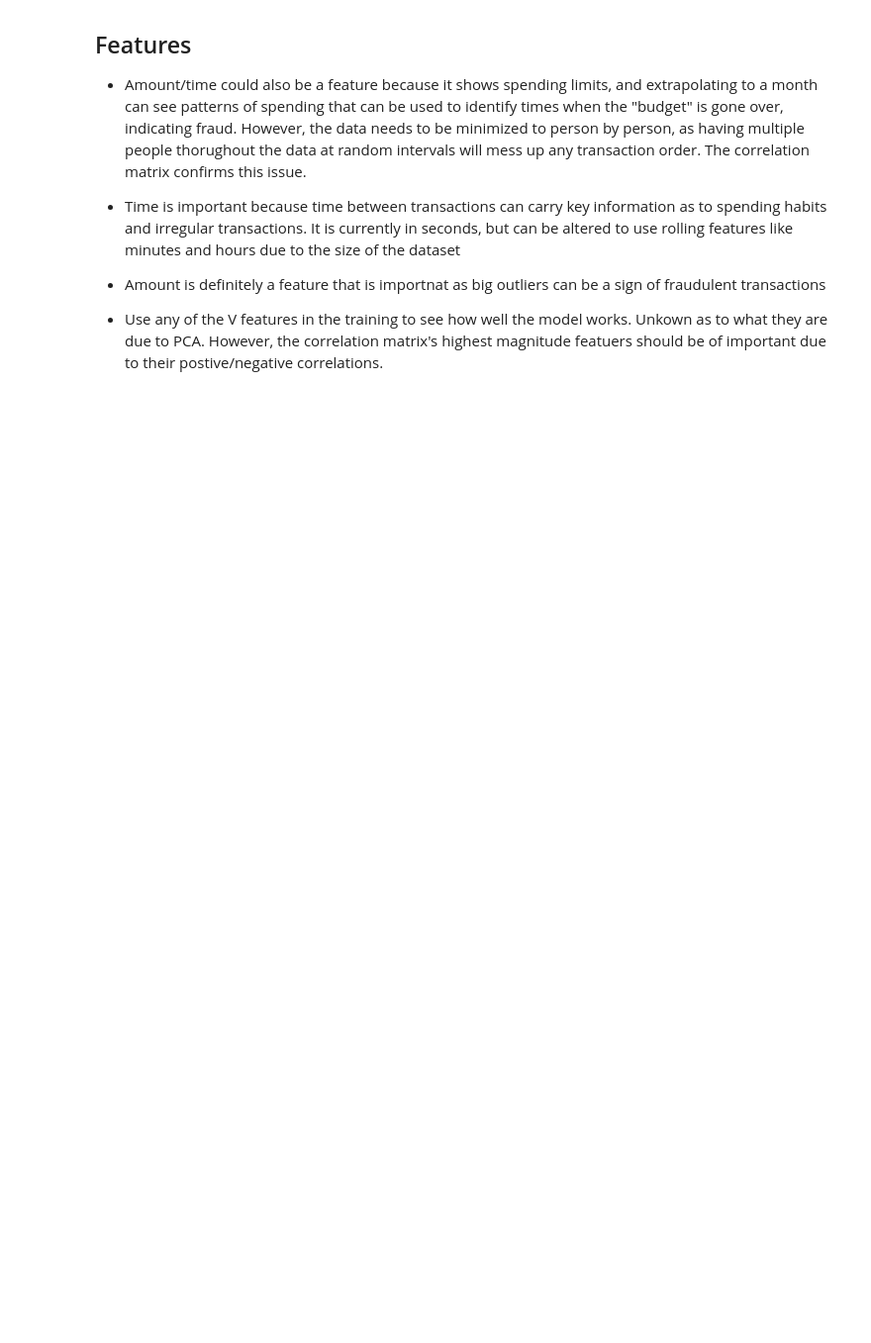
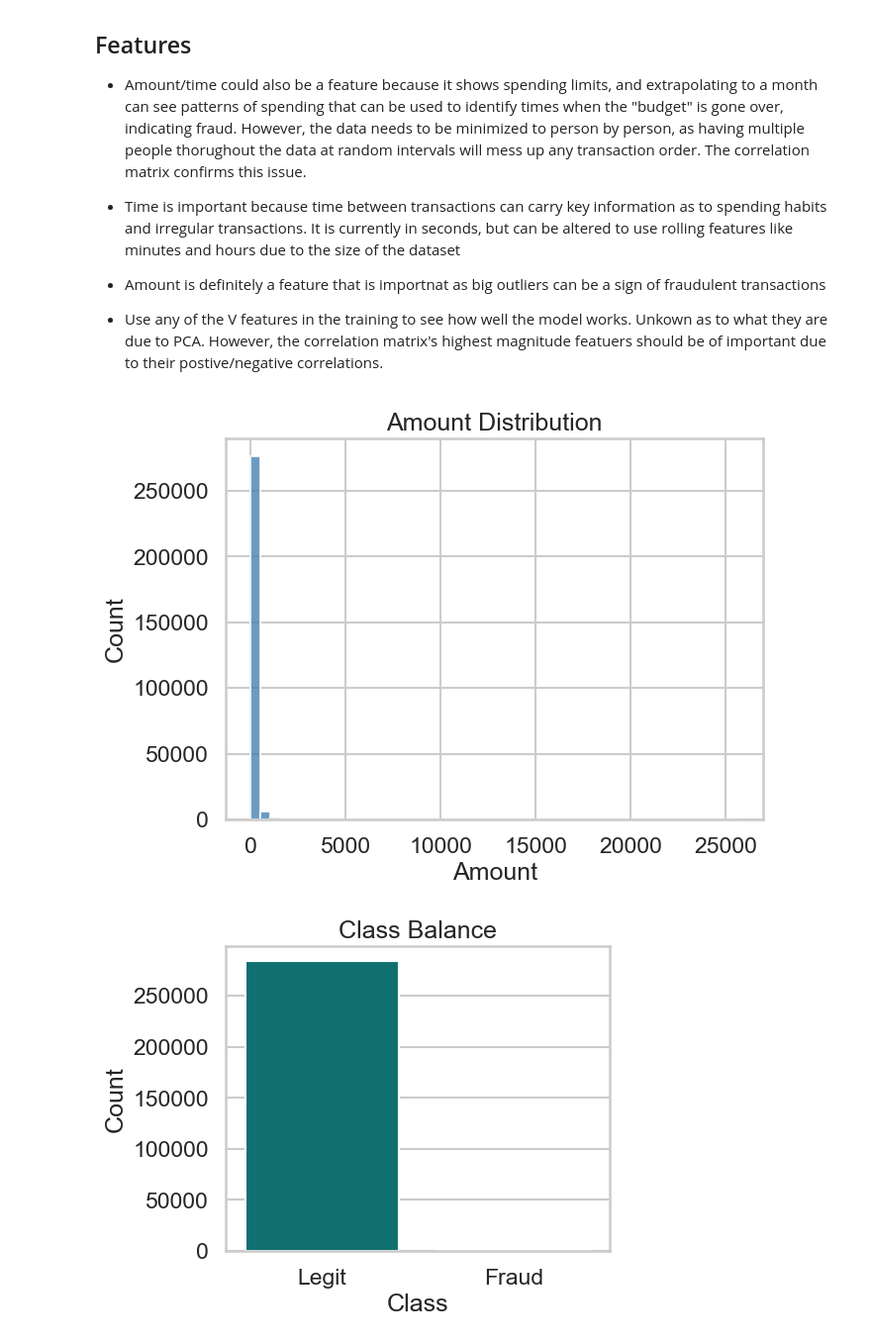
Before and after one commit to Techdude01/bootcamp_kushal_mamillapalli, a Jupyter notebook: project/notebooks/exploratory_data_analysis.ipynb, the cells around one changed output. Shown at 99% size. Cells and saved outputs as stored; diff of their text form; code cells hidden in the pictures; blank space fills up the shorter version.

```diff
--- a/project/notebooks/exploratory_data_analysis.ipynb
+++ b/project/notebooks/exploratory_data_analysis.ipynb
@@ -200,3 +200,26 @@ corr
 - Amount is definitely a feature that is importnat as big outliers can be a sign of fraudulent transactions
 
 - Use any of the V features in the training to see how well the model works. Unkown as to what they are due to PCA. However, the correlation matrix's highest magnitude featuers should be of important due to their postive/negative correlations.
+# %%
+##save for stakeholder
+from matplotlib.pyplot import savefig
+plt.figure(figsize=(7,5))
+plt.hist(df['Amount'], bins=50, color='steelblue', alpha=0.8)
+plt.title('Amount Distribution'); plt.xlabel('Amount'); plt.ylabel('Count')
+savefig('../data/images/amount_distribution.png'); plt.show()
+
+plt.figure(figsize=(5,4))
+class_counts = df['Class'].value_counts().sort_index()
+sns.barplot(x=class_counts.index.map({0:'Legit',1:'Fraud'}), y=class_counts.values, color='teal')
+plt.title('Class Balance'); plt.ylabel('Count'); plt.xlabel('Class')
+savefig('../data/images/class_balance.png'); plt.show()
+
+cols = [c for c in df.columns if c.startswith('V')] + ['Amount']
+corr = df[cols].corr(method='pearson')
+plt.figure(figsize=(10,8))
+sns.heatmap(corr, cmap='coolwarm', center=0, square=False, cbar_kws={'shrink':0.8})
+plt.title('Correlation Heatmap (V1–V28, Amount)')
+savefig('../data/images/correlation_heatmap.png'); plt.show()
+# %% [output]
+[figure, added]
+[figure, added]
```
Also changed, not shown: parts of 1 cell of this notebook, 20 other files.
